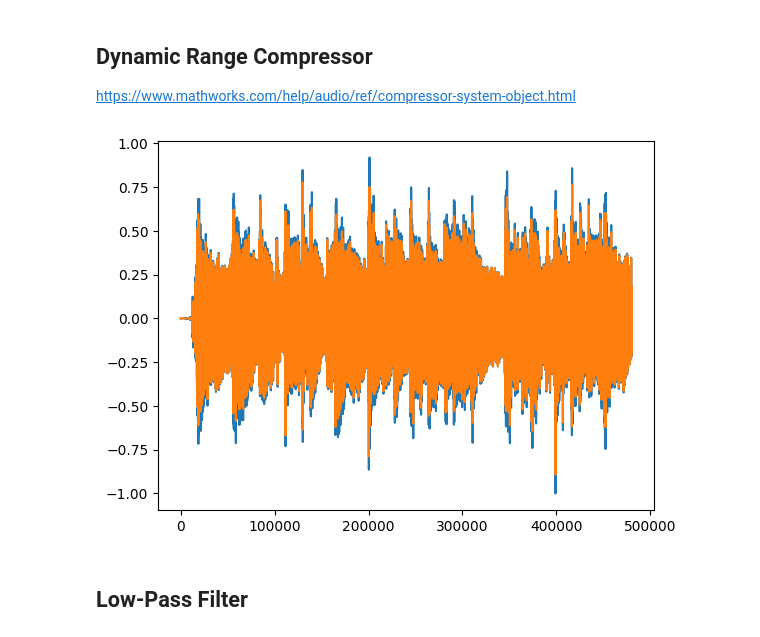
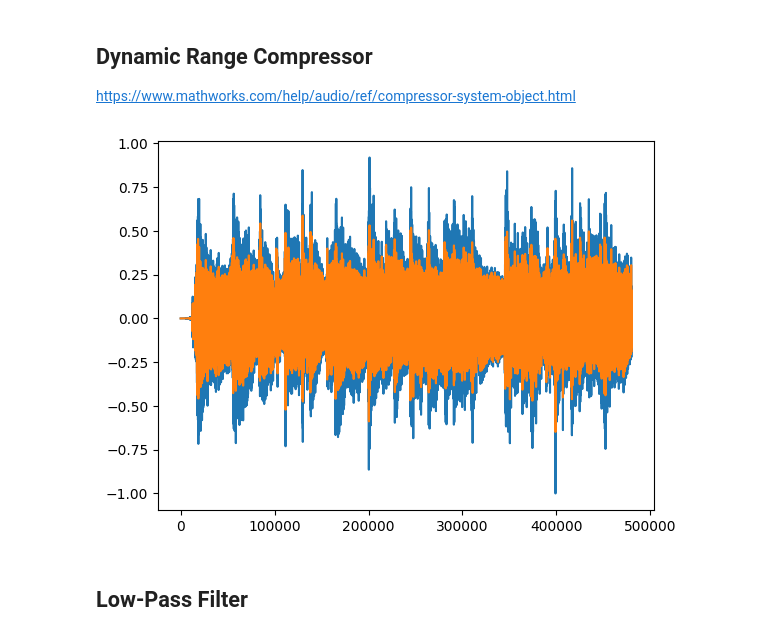
Before and after one commit to Nicholas-Ho/Digital-Nucleo-Pedal, a Jupyter notebook: algorithm_notebooks/dsp_algorithms.ipynb, the cells around one changed output. Cells and saved outputs as stored; diff of their text form; code cells hidden in the pictures.

```diff
--- a/algorithm_notebooks/dsp_algorithms.ipynb
+++ b/algorithm_notebooks/dsp_algorithms.ipynb
@@ -110,19 +126,19 @@ class DynamicRangeCompressor:
 
         return output, gain
 # %%
-compressor = DynamicRangeCompressor(threshold=-10, knee_width=10, attack_time=0.01, makeup_gain=0)
+compressor = DynamicRangeCompressor(threshold=-15, knee_width=10, attack_time=0.01, makeup_gain=0)
 compressed_data, gain = compressor.compress(data)
 
 plt.plot(range(len(compressed_data)), data)
 plt.plot(range(len(compressed_data)), compressed_data)
 
 # plt.plot(range(len(compressed_data)), gain)
 
 if PLAY_SOUND:
     sd.play(compressed_data, sample_rate)
     status = sd.wait()  # Wait until file is done playing
 # %% [output]
-[figure, old version]
+[figure, new version]
 # %% [markdown]
 ## Low-Pass Filter
 # %%
```
Also changed, not shown: parts of 15 cells of this notebook.
